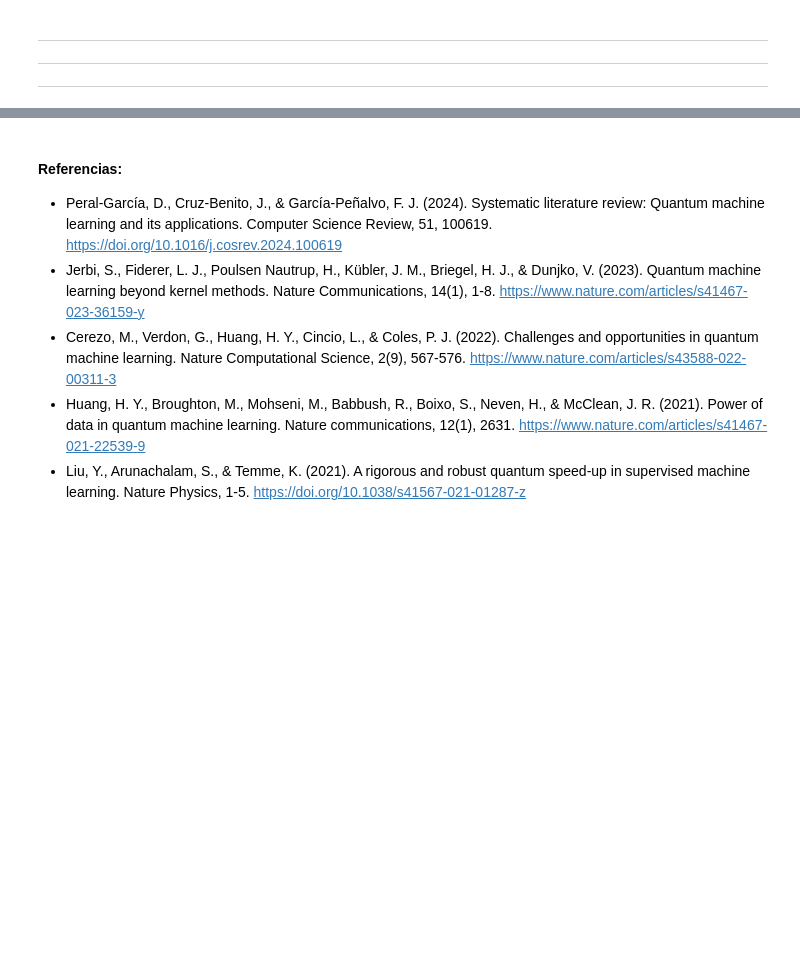
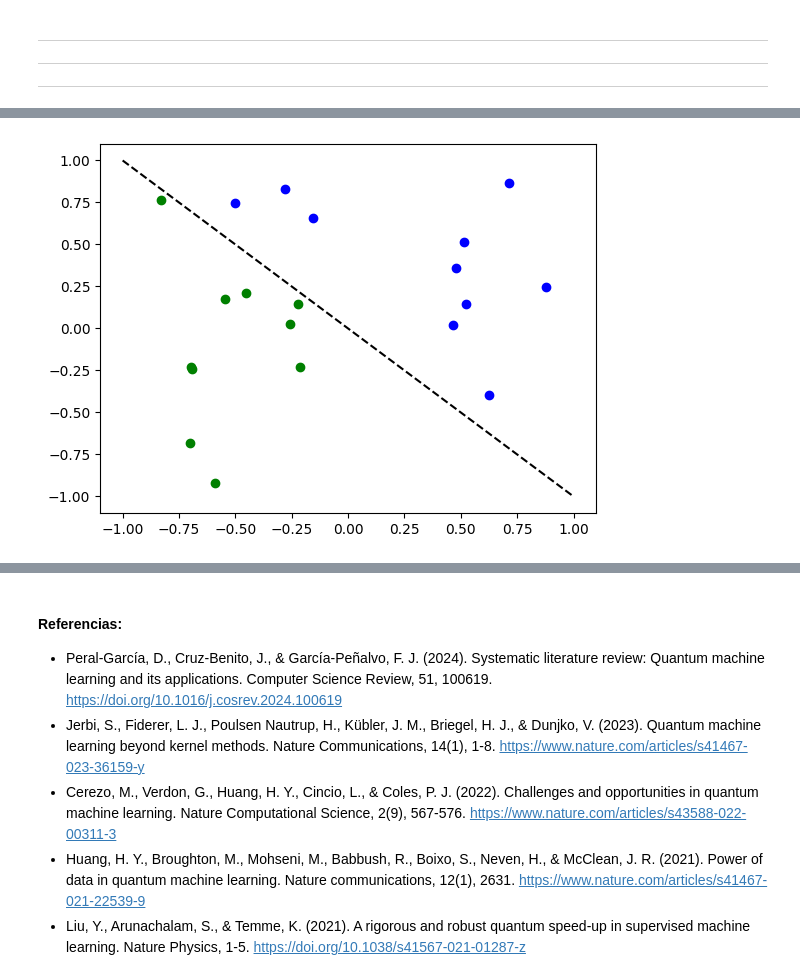
Before and after one commit to tarabelo/GrIA-QML-2025-26, a Jupyter notebook: 05. Introducción al Quantum Machine Learning.ipynb, the cells around one changed output, grey strips where cells are left out. Saved outputs shown, nothing was run; the diff lists cells and outputs as text; code cells hidden in the pictures; blank space fills up the shorter version.

```diff
--- a/05. Introducción al Quantum Machine Learning.ipynb
+++ b/05. Introducción al Quantum Machine Learning.ipynb
@@ -766,0 +862,23 @@ display(circuit_inferencia.decompose().draw(output='mpl'))
+# %%
+# Usamos los siguientes datos para clasificación binaria
+import matplotlib.pyplot as plt
+from qiskit_machine_learning.utils import algorithm_globals
+
+num_features = 2
+num_samples = 20
+X = 2 * algorithm_globals.random.random([num_samples, num_features]) - 1
+y01 = 1 * (np.sum(X, axis=1) >= 0)  # in { 0,  1}
+y = 2 * y01 - 1  # in {-1, +1}
+y_one_hot = np.zeros((num_samples, 2))
+for i in range(num_samples):
+    y_one_hot[i, y01[i]] = 1
+
+for x, y_target in zip(X, y):
+    if y_target == 1:
+        plt.plot(x[0], x[1], "bo")
+    else:
+        plt.plot(x[0], x[1], "go")
+plt.plot([-1, 1], [1, -1], "--", color="black")
+plt.show()
+# %% [output]
+[figure, added]
```
Also changed, not shown: parts of 20 cells of this notebook.
